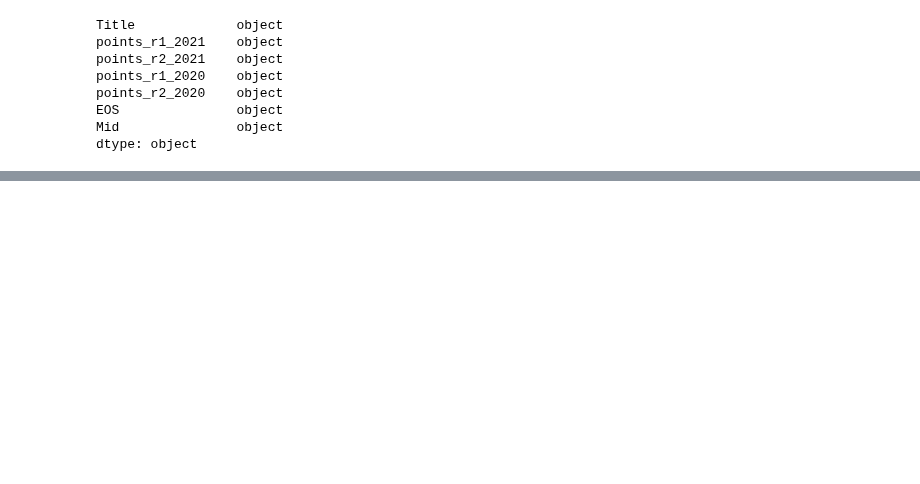
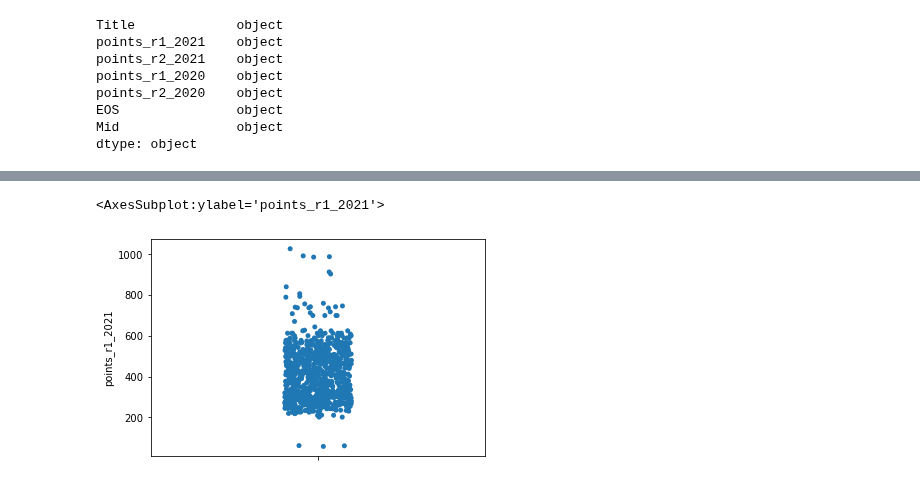
Before and after one commit to kaob1991/fundamentals-DA-assessment, a Jupyter notebook: cao.ipynb, the cells around one changed output, grey strips where cells are left out. Cells and saved outputs as stored; diff of their text form; code cells hidden in the pictures; blank space fills up the shorter version.

```diff
--- a/cao.ipynb
+++ b/cao.ipynb
@@ -913,0 +962,5 @@ Name: MH801, dtype: object
+# %%
+sns.stripplot (y = allcourses["points_r1_2021"])
+# %% [output]
+<AxesSubplot:ylabel='points_r1_2021'>
+[figure, added]
```
Also changed, not shown: parts of 17 cells of this notebook, 40 other files.
